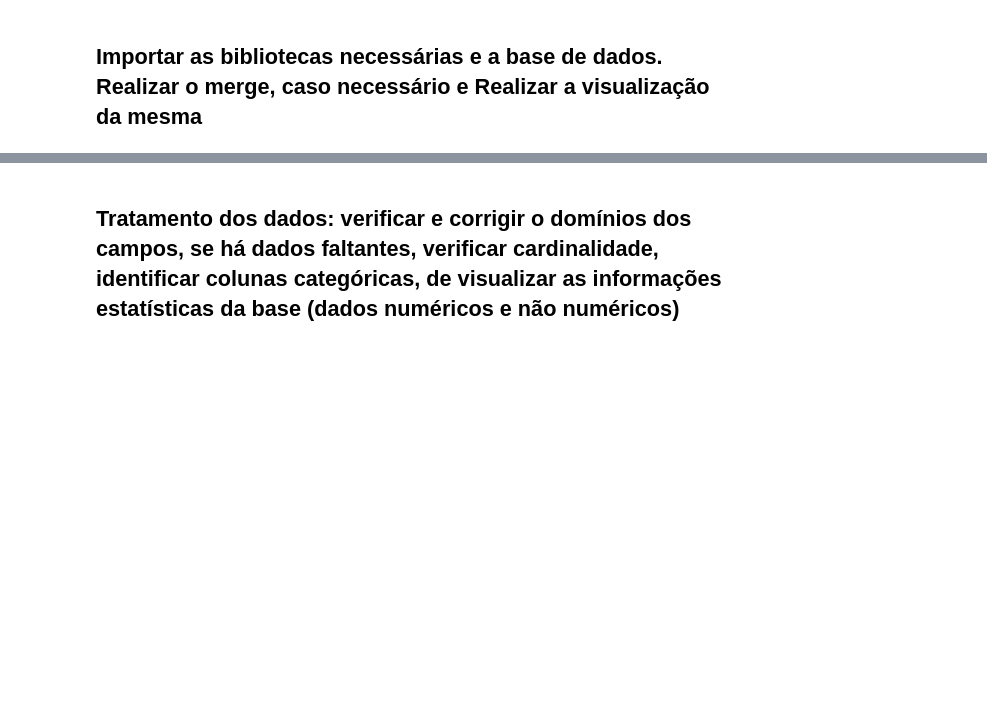
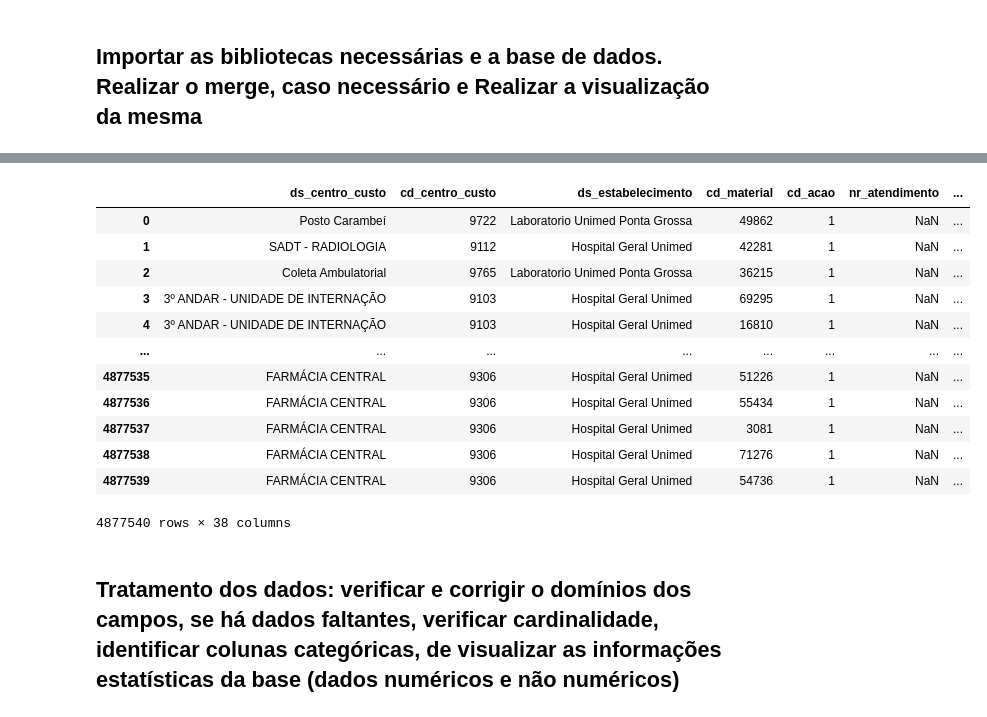
Before and after one commit to pedrofurmam/projeto-ciencia-de-dados, a Jupyter notebook: Projeto - Ciência de Dados Desafio.ipynb, the cells around one changed output, grey strips where cells are left out. Drawn from its saved outputs; the diff is of its cells as text; code cells hidden in the pictures; blank space fills up the shorter version.

```diff
--- a/Projeto - Ciência de Dados Desafio.ipynb
+++ b/Projeto - Ciência de Dados Desafio.ipynb
@@ -60,2 +81,5 @@ import matplotlib.pyplot as plt
+# %%
+# Para carregar
+df_final = pd.read_csv('data/df_final.csv')
 # %%
 # Visualizar a base de dados
@@ -62,3 +95,21 @@ import matplotlib.pyplot as plt
+# %%
+# Apresentando todas as colunas do DataFrame
+with pd.option_context("display.max_columns", None):
+    display(df_final)
+# %% [output]
+|  | ds_centro_custo | cd_centro_custo | ds_estabelecimento | cd_material | cd_acao | nr_atendimento | ... |
+| 0 | Posto Carambeí | 9722 | Laboratorio Unimed Ponta Grossa | 49862 | 1 | NaN | ... |
+| 1 | SADT - RADIOLOGIA | 9112 | Hospital Geral Unimed | 42281 | 1 | NaN | ... |
+| 2 | Coleta Ambulatorial | 9765 | Laboratorio Unimed Ponta Grossa | 36215 | 1 | NaN | ... |
+| 3 | 3º ANDAR - UNIDADE DE INTERNAÇÃO | 9103 | Hospital Geral Unimed | 69295 | 1 | NaN | ... |
+| 4 | 3º ANDAR - UNIDADE DE INTERNAÇÃO | 9103 | Hospital Geral Unimed | 16810 | 1 | NaN | ... |
+| ... | ... | ... | ... | ... | ... | ... | ... |
+| 4877535 | FARMÁCIA CENTRAL | 9306 | Hospital Geral Unimed | 51226 | 1 | NaN | ... |
+| 4877536 | FARMÁCIA CENTRAL | 9306 | Hospital Geral Unimed | 55434 | 1 | NaN | ... |
+| 4877537 | FARMÁCIA CENTRAL | 9306 | Hospital Geral Unimed | 3081 | 1 | NaN | ... |
+| 4877538 | FARMÁCIA CENTRAL | 9306 | Hospital Geral Unimed | 71276 | 1 | NaN | ... |
+| 4877539 | FARMÁCIA CENTRAL | 9306 | Hospital Geral Unimed | 54736 | 1 | NaN | ... |
+4877540 rows × 38 columns
 # %% [markdown]
 ## Tratamento dos dados: verificar e corrigir o domínios dos campos, se há dados faltantes, verificar cardinalidade, identificar colunas categóricas, de visualizar as informações estatísticas da base (dados numéricos e não numéricos)
 # %% [markdown]
```
Also changed, not shown: parts of 11 cells of this notebook.
